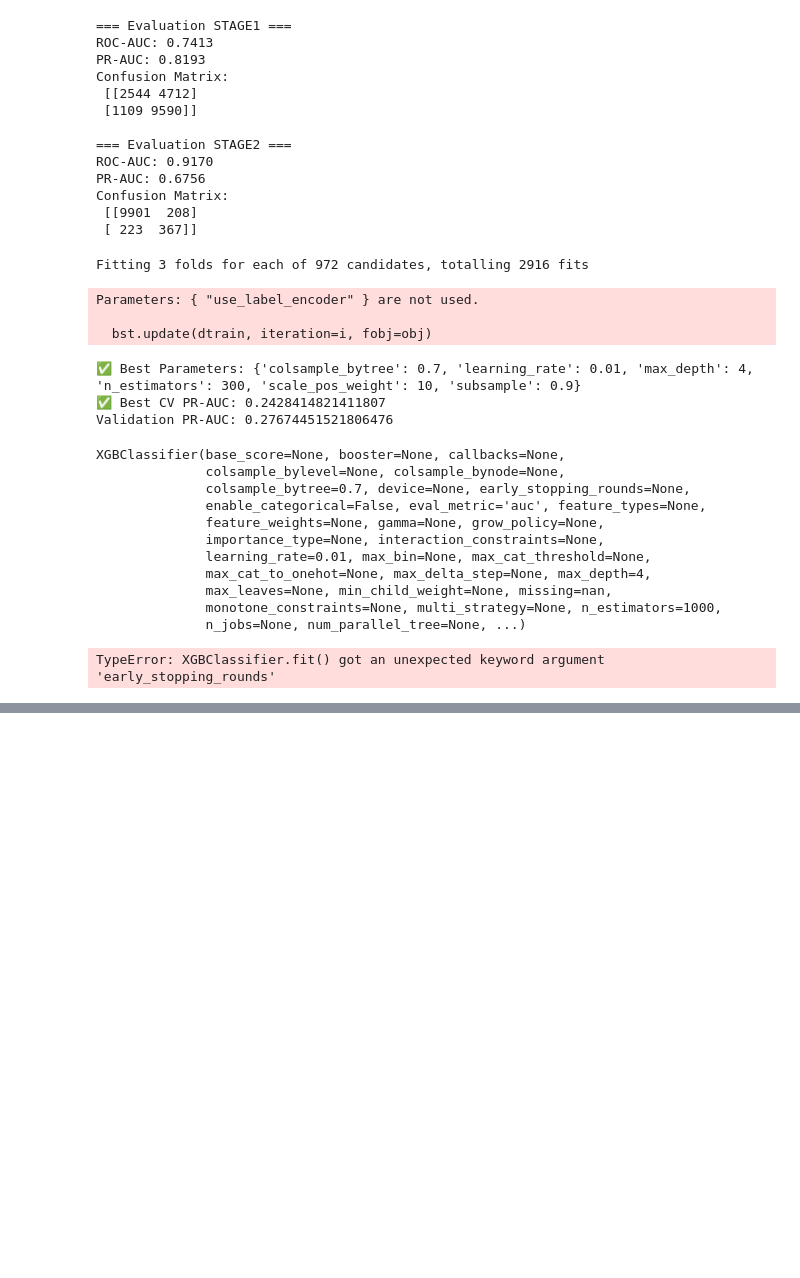
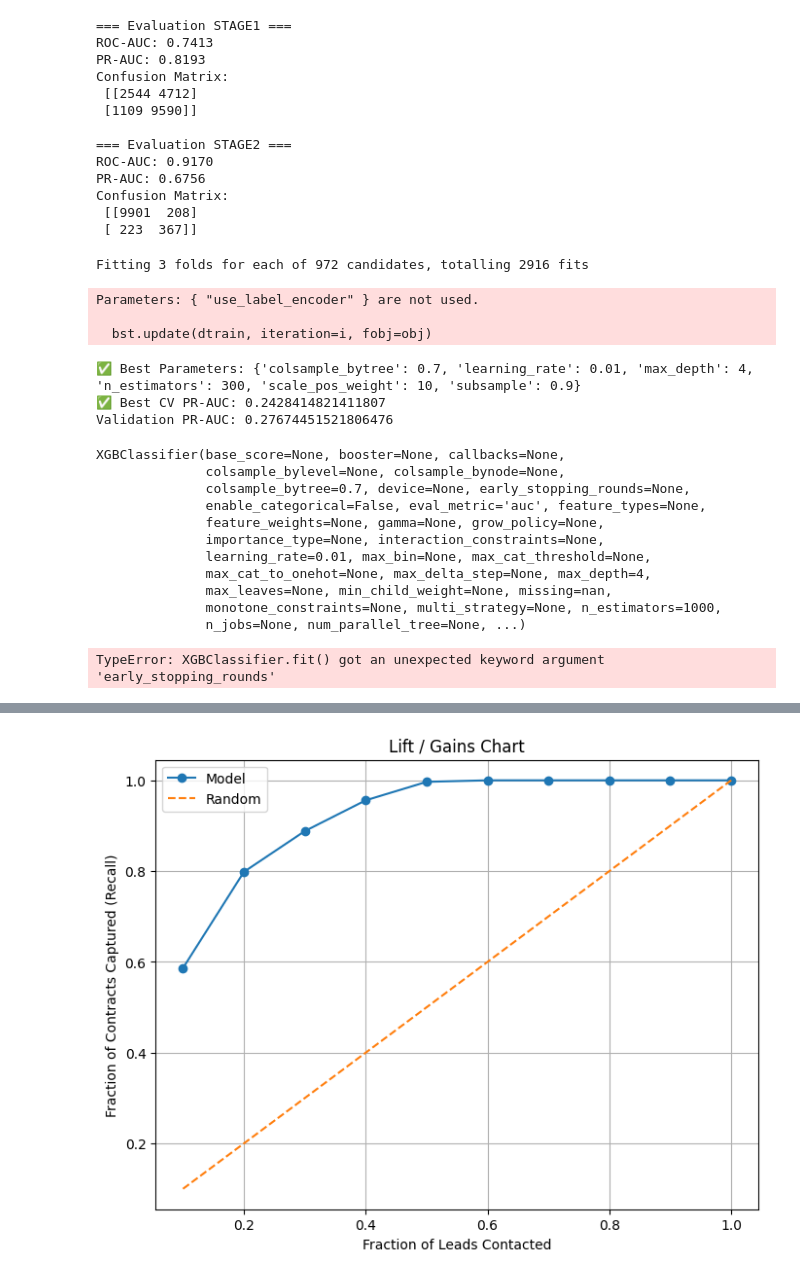
Before and after one commit to Elifchio/client, a Jupyter notebook: performance test only news_sc onward .ipynb, the cells around one changed output, grey strips where cells are left out. Drawn from its saved outputs; the diff is of its cells as text; code cells hidden in the pictures; blank space fills up the shorter version.

```diff
--- a/performance test only news_sc onward .ipynb
+++ b/performance test only news_sc onward .ipynb
@@ -1440,0 +1547,13 @@ TypeError: XGBClassifier.fit() got an unexpected keyword argument 'early_stoppin
+# %%
+# --- Train/test split (Stage 2) ---
+X_train2, X_test2, y_train2, y_test2 = train_test_split(
+    X_stage2, y_stage2, test_size=0.3, stratify=y_stage2, random_state=42
+)
+
+weights2 = compute_sample_weight(class_weight='balanced', y=y_train2)
+
+stage2_model = GradientBoostingClassifier(random_state=42)
+stage2_model.fit(X_train2, y_train2, sample_weight=weights2)
+
+print("Stage 2 (Contract | SC) results:")
+print(classification_report(y_test2, stage2_model.predict(X_test2)))
@@ -1440,0 +1742,6 @@ TypeError: XGBClassifier.fit() got an unexpected keyword argument 'early_stoppin
+# %%
+# for stage 2 we try class-weighted training
+from sklearn.utils.class_weight import compute_sample_weight
+
+weights2 = compute_sample_weight(class_weight='balanced', y=y_train2)
+stage2_model.fit(X_train2, y_train2, sample_weight=weights2)
@@ -1440,0 +1878,41 @@ TypeError: XGBClassifier.fit() got an unexpected keyword argument 'early_stoppin
+# %%
+import pandas as pd
+import numpy as np
+import matplotlib.pyplot as plt
+
+# Ground truth and predicted final probability
+y_true = df['grosscontractsigned'].values
+y_score = p_final  # final combined probability from pipeline
+
+# Create dataframe for ranking
+results = pd.DataFrame({'y_true': y_true, 'y_score': y_score})
+results = results.sort_values('y_score', ascending=False).reset_index(drop=True)
+
+# Split into 10 equal groups (deciles)
+results['decile'] = pd.qcut(results.index, 10, labels=False)
+
+# Calculate lift
+decile_summary = results.groupby('decile').agg(
+    total=('y_true', 'count'),
+    positives=('y_true', 'sum')
+).reset_index()
+
+decile_summary['cum_positives'] = decile_summary['positives'].cumsum()
+decile_summary['cum_total'] = decile_summary['total'].cumsum()
+decile_summary['cum_recall'] = decile_summary['cum_positives'] / results['y_true'].sum()
+
+# Baseline (random expectation)
+decile_summary['baseline_recall'] = decile_summary['cum_total'] / len(results)
+
+# Plot
+plt.figure(figsize=(8,6))
+plt.plot(decile_summary['cum_total']/len(results), decile_summary['cum_recall'], marker='o', label='Model')
+plt.plot(decile_summary['cum_total']/len(results), decile_summary['baseline_recall'], linestyle='--', label='Random')
+plt.xlabel("Fraction of Leads Contacted")
+plt.ylabel("Fraction of Contracts Captured (Recall)")
+plt.title("Lift / Gains Chart")
+plt.legend()
+plt.grid(True)
+plt.show()
+# %% [output]
+[figure, added]
```
Also changed, not shown: parts of 44 cells of this notebook.
